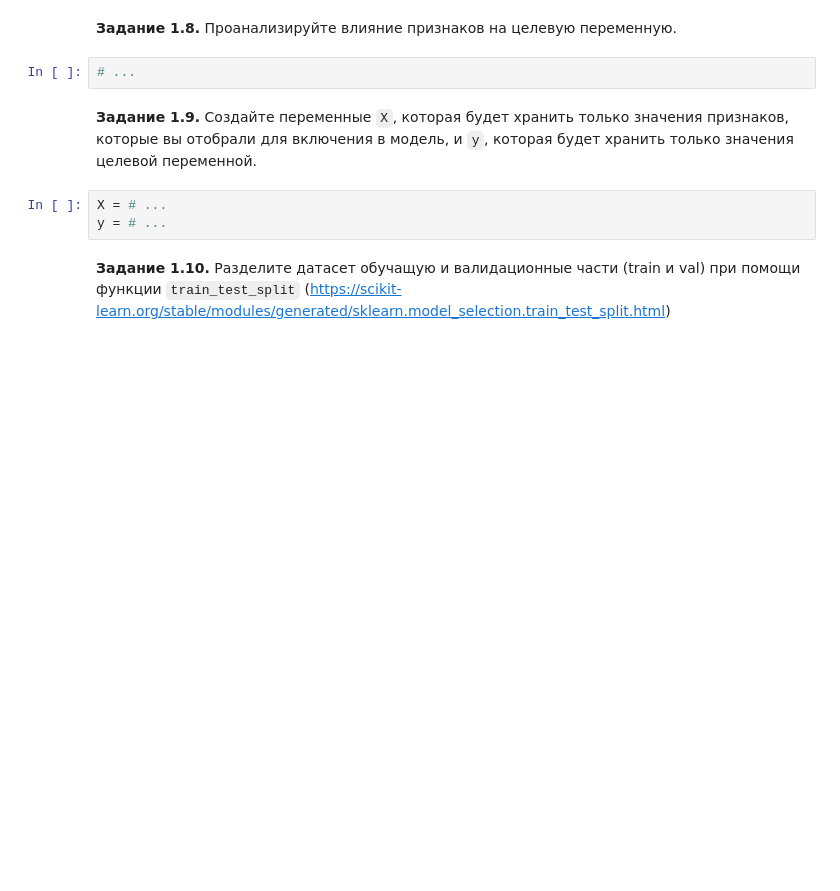
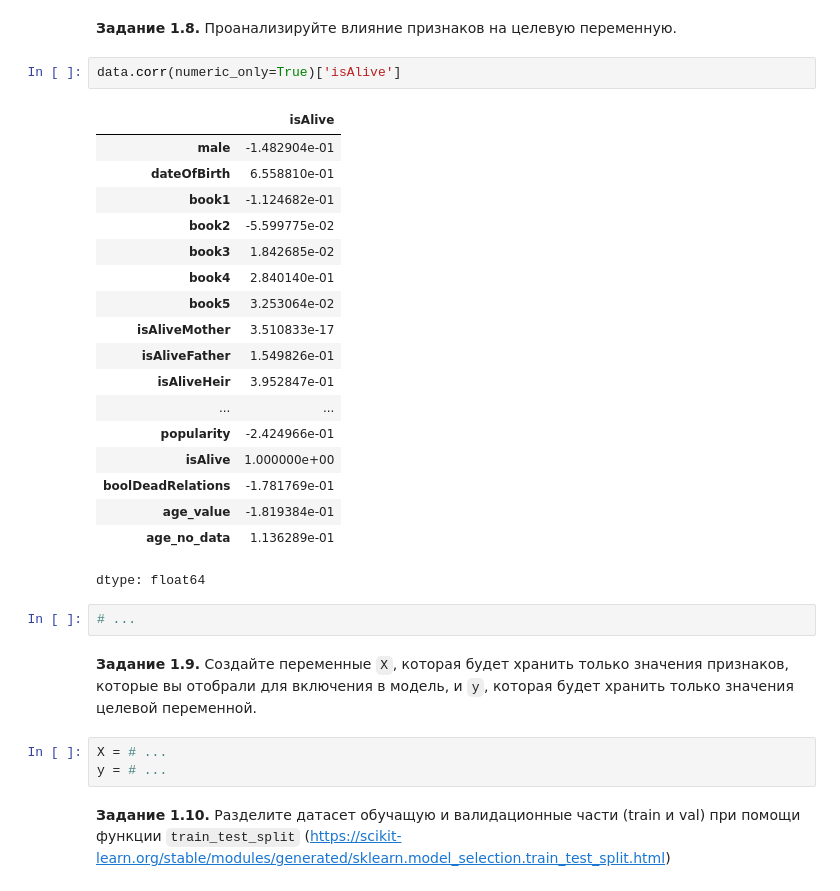
Before and after one commit to Julkinis/DL, a Jupyter notebook: week_01_ml_intro/Homework/hw_1_game_of_thrones.ipynb, the cells around one changed output. Cells and saved outputs as stored; diff of their text form; blank space fills up the shorter version.

```diff
--- a/week_01_ml_intro/Homework/hw_1_game_of_thrones.ipynb
+++ b/week_01_ml_intro/Homework/hw_1_game_of_thrones.ipynb
@@ -472,5 +489,26 @@ data_more.head()
 # %% [markdown]
 **Задание 1.8.** Проанализируйте влияние признаков на целевую переменную.
+# %%
+data.corr(numeric_only=True)['isAlive']
+# %% [output]
+|  | isAlive |
+| male | -1.482904e-01 |
+| dateOfBirth | 6.558810e-01 |
+| book1 | -1.124682e-01 |
+| book2 | -5.599775e-02 |
+| book3 | 1.842685e-02 |
+| book4 | 2.840140e-01 |
+| book5 | 3.253064e-02 |
+| isAliveMother | 3.510833e-17 |
+| isAliveFather | 1.549826e-01 |
+| isAliveHeir | 3.952847e-01 |
+| ... | ... |
+| popularity | -2.424966e-01 |
+| isAlive | 1.000000e+00 |
+| boolDeadRelations | -1.781769e-01 |
+| age_value | -1.819384e-01 |
+| age_no_data | 1.136289e-01 |
+dtype: float64
 # %%
 # ...
 # %% [markdown]
```
Also changed, not shown: parts of 5 cells of this notebook.
